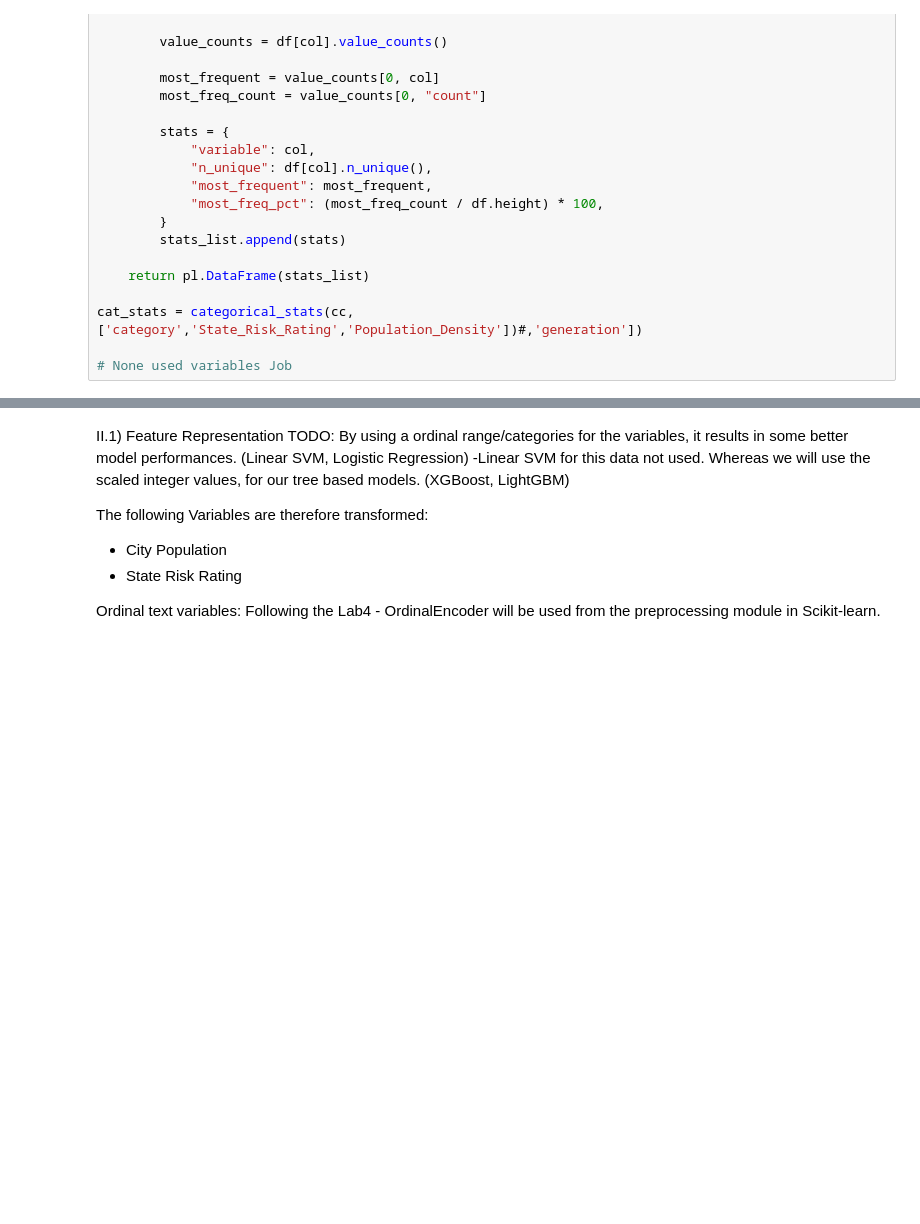
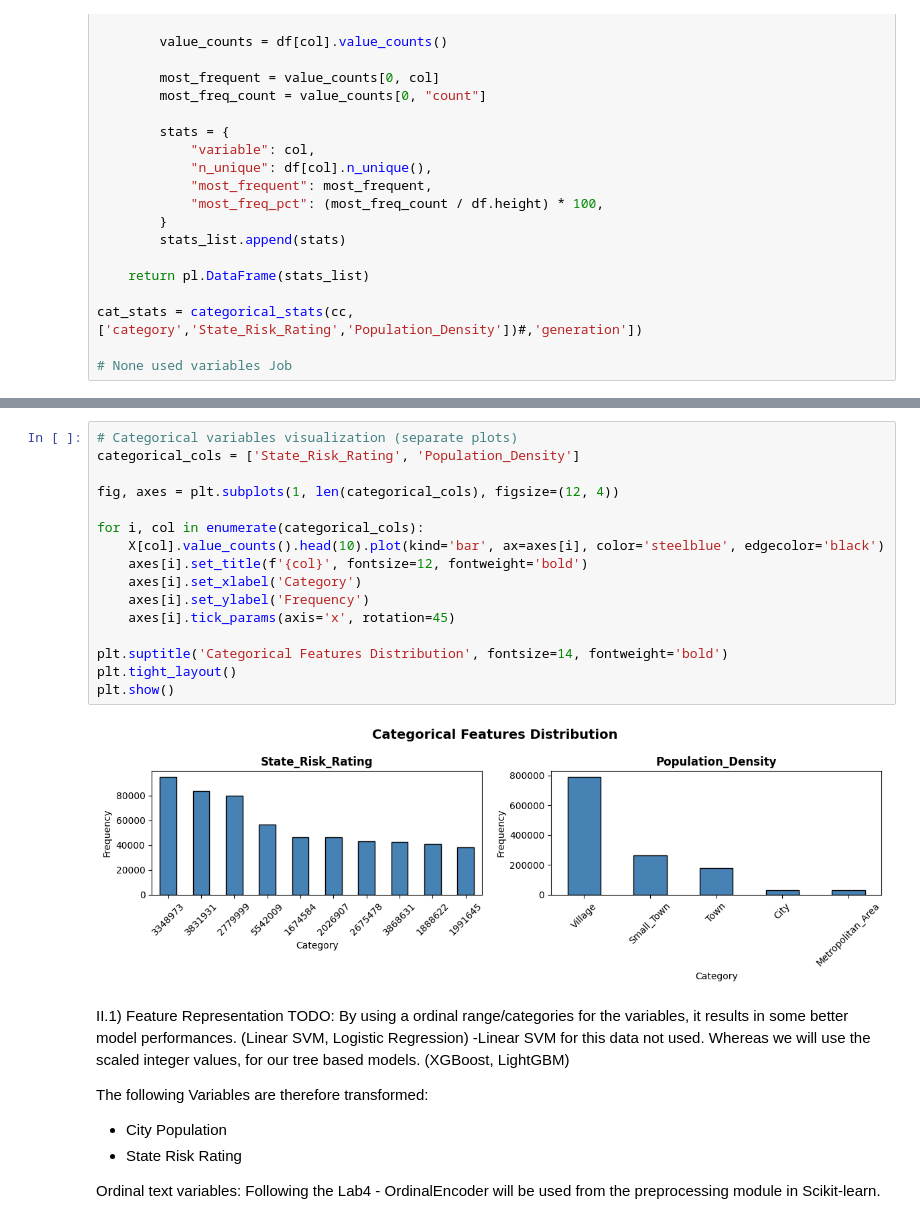
Before and after one commit to arnopopanda-UWM/ML-UWM-April-26, a Jupyter notebook: CC_Fraud_v4.ipynb, the cells around one changed output, grey strips where cells are left out. Drawn from its saved outputs; the diff is of its cells as text; blank space fills up the shorter version.

```diff
--- a/CC_Fraud_v4.ipynb
+++ b/CC_Fraud_v4.ipynb
@@ -229,3 +341,21 @@ print(cc.columns)  # Look for duplicate 'amt' columns
+# %%
+# Categorical variables visualization (separate plots)
+categorical_cols = ['State_Risk_Rating', 'Population_Density']
+
+fig, axes = plt.subplots(1, len(categorical_cols), figsize=(12, 4))
+
+for i, col in enumerate(categorical_cols):
+    X[col].value_counts().head(10).plot(kind='bar', ax=axes[i], color='steelblue', edgecolor='black')
+    axes[i].set_title(f'{col}', fontsize=12, fontweight='bold')
+    axes[i].set_xlabel('Category')
+    axes[i].set_ylabel('Frequency')
+    axes[i].tick_params(axis='x', rotation=45)
+
+plt.suptitle('Categorical Features Distribution', fontsize=14, fontweight='bold')
+plt.tight_layout()
+plt.show()
+# %% [output]
+[figure, added]
 # %% [markdown]
 II.1) Feature Representation
 TODO:
```
Also changed, not shown: parts of 44 cells of this notebook, 2 other files.
